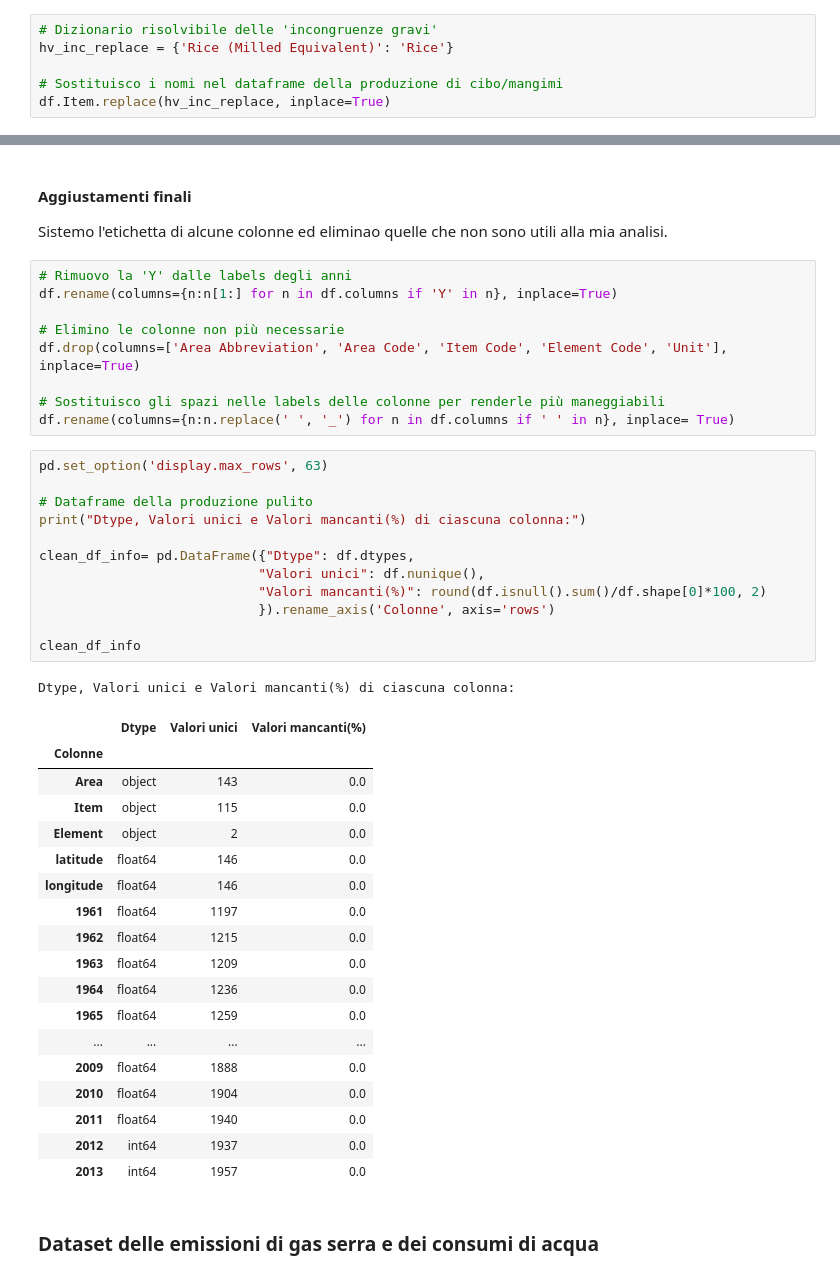
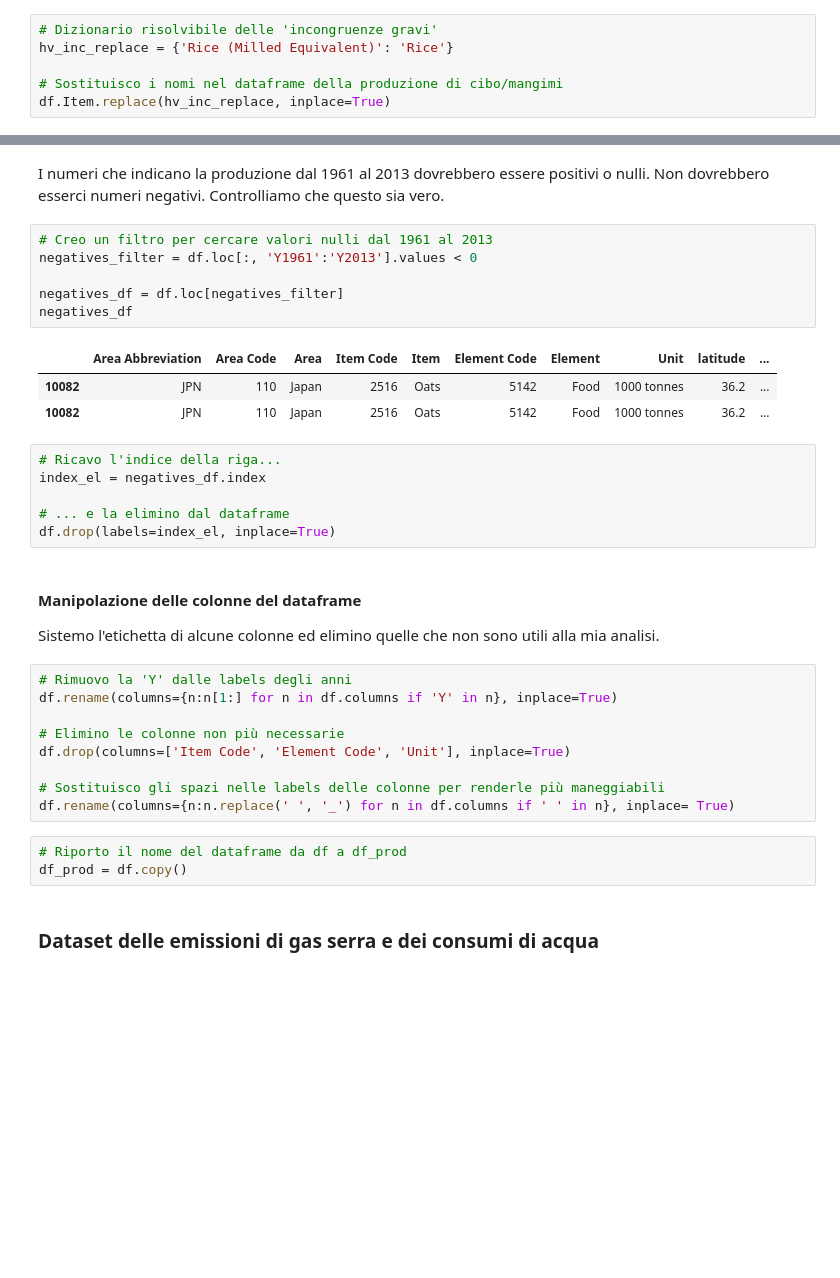
Before and after one commit to TheHextech/start2impact, a Jupyter notebook: Data_Science/Food_Project_DataVisualization_DataManipulation/EmanueleImmesiDataVis.ipynb, the cells around one changed output, grey strips where cells are left out. Saved outputs shown, nothing was run; the diff lists cells and outputs as text; blank space fills up the shorter version.

```diff
--- a/Data_Science/Food_Project_DataVisualization_DataManipulation/EmanueleImmesiDataVis.ipynb
+++ b/Data_Science/Food_Project_DataVisualization_DataManipulation/EmanueleImmesiDataVis.ipynb
@@ -775,47 +757,36 @@ Tutto ok. Il valore massimo della latitudine è : 64.96. Il valore massimo della
+# %% [markdown]
+I numeri che indicano la produzione dal 1961 al 2013 dovrebbero essere positivi o nulli. Non dovrebbero esserci numeri negativi. Controlliamo che questo sia vero.
+# %%
+# Creo un filtro per cercare valori nulli dal 1961 al 2013
+negatives_filter = df.loc[:, 'Y1961':'Y2013'].values < 0
+
+negatives_df = df.loc[negatives_filter]
+negatives_df
+# %% [output]
+|  | Area Abbreviation | Area Code | Area | Item Code | Item | Element Code | Element | Unit | latitude | ... |
+| 10082 | JPN | 110 | Japan | 2516 | Oats | 5142 | Food | 1000 tonnes | 36.2 | ... |
+| 10082 | JPN | 110 | Japan | 2516 | Oats | 5142 | Food | 1000 tonnes | 36.2 | ... |
+# %%
+# Ricavo l'indice della riga...
+index_el = negatives_df.index
+
+# ... e la elimino dal dataframe
+df.drop(labels=index_el, inplace=True)
 # %% [markdown]
-#### Aggiustamenti finali
+#### Manipolazione delle colonne del dataframe
 
- Sistemo l'etichetta di alcune colonne ed eliminao quelle che non sono utili alla mia analisi.
+ Sistemo l'etichetta di alcune colonne ed elimino quelle che non sono utili alla mia analisi.
 # %%
 # Rimuovo la 'Y' dalle labels degli anni
 df.rename(columns={n:n[1:] for n in df.columns if 'Y' in n}, inplace=True)
 
 # Elimino le colonne non più necessarie
-df.drop(columns=['Area Abbreviation', 'Area Code', 'Item Code', 'Element Code', 'Unit'], inplace=True)
+df.drop(columns=['Item Code', 'Element Code', 'Unit'], inplace=True)
 
 # Sostituisco gli spazi nelle labels delle colonne per renderle più maneggiabili
 df.rename(columns={n:n.replace(' ', '_') for n in df.columns if ' ' in n}, inplace= True)
-# %%
-pd.set_option('display.max_rows', 63)
-
-# Dataframe della produzione pulito
-print("Dtype, Valori unici e Valori mancanti(%) di ciascuna colonna:")
-
-clean_df_info= pd.DataFrame({"Dtype": df.dtypes,
-                            "Valori unici": df.nunique(),
-                            "Valori mancanti(%)": round(df.isnull().sum()/df.shape[0]*100, 2)
-                            }).rename_axis('Colonne', axis='rows')
-
-clean_df_info
-# %% [output]
-Dtype, Valori unici e Valori mancanti(%) di ciascuna colonna:
-|  | Dtype | Valori unici | Valori mancanti(%) |
-| Colonne |  |  |  |
-| Area | object | 143 | 0.0 |
-| Item | object | 115 | 0.0 |
-| Element | object | 2 | 0.0 |
-| latitude | float64 | 146 | 0.0 |
-| longitude | float64 | 146 | 0.0 |
-| 1961 | float64 | 1197 | 0.0 |
-| 1962 | float64 | 1215 | 0.0 |
-| 1963 | float64 | 1209 | 0.0 |
-| 1964 | float64 | 1236 | 0.0 |
-| 1965 | float64 | 1259 | 0.0 |
-| ... | ... | ... | ... |
-| 2009 | float64 | 1888 | 0.0 |
-| 2010 | float64 | 1904 | 0.0 |
-| 2011 | float64 | 1940 | 0.0 |
-| 2012 | int64 | 1937 | 0.0 |
-| 2013 | int64 | 1957 | 0.0 |
+# %%
+# Riporto il nome del dataframe da df a df_prod
+df_prod = df.copy()
 # %% [markdown]
 ### Dataset delle emissioni di gas serra e dei consumi di acqua
```
Also changed, not shown: parts of 13 cells of this notebook, 1 other file.
